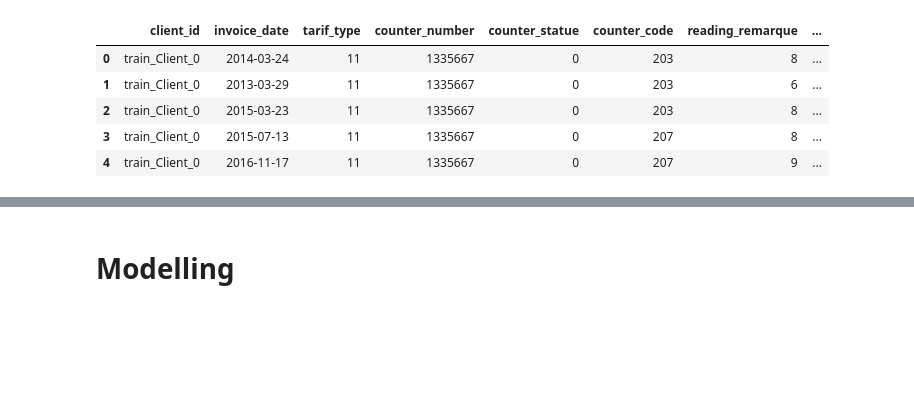
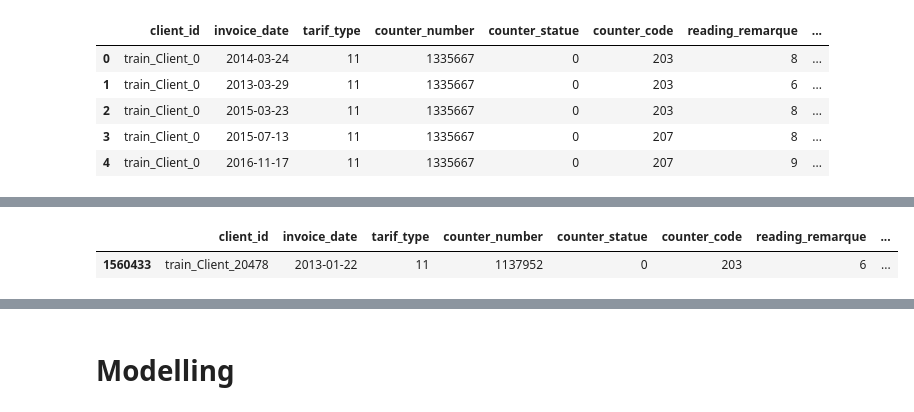
Before and after one commit to Mach-web/electricity_fraud_detection, a Jupyter notebook: Fraud_Detection_Starter.ipynb, the cells around one changed output, grey strips where cells are left out. Cells and saved outputs as stored; diff of their text form; code cells hidden in the pictures; blank space fills up the shorter version.

```diff
--- a/Fraud_Detection_Starter.ipynb
+++ b/Fraud_Detection_Starter.ipynb
@@ -354,3 +355,9 @@ Name: count, Length: 95604, dtype: int64
+# %%
+invoice_train['diff_index'] = invoice_train['new_index'] - invoice_train['old_index']
+invoice_train.sample()
+# %% [output]
+|  | client_id | invoice_date | tarif_type | counter_number | counter_statue | counter_code | reading_remarque | ... |
+| 1560433 | train_Client_20478 | 2013-01-22 | 11 | 1137952 | 0 | 203 | 6 | ... |
 # %%
 def aggregate_by_client_id(invoice_data):
     aggs = {}
```
Also changed, not shown: parts of 8 cells of this notebook.
